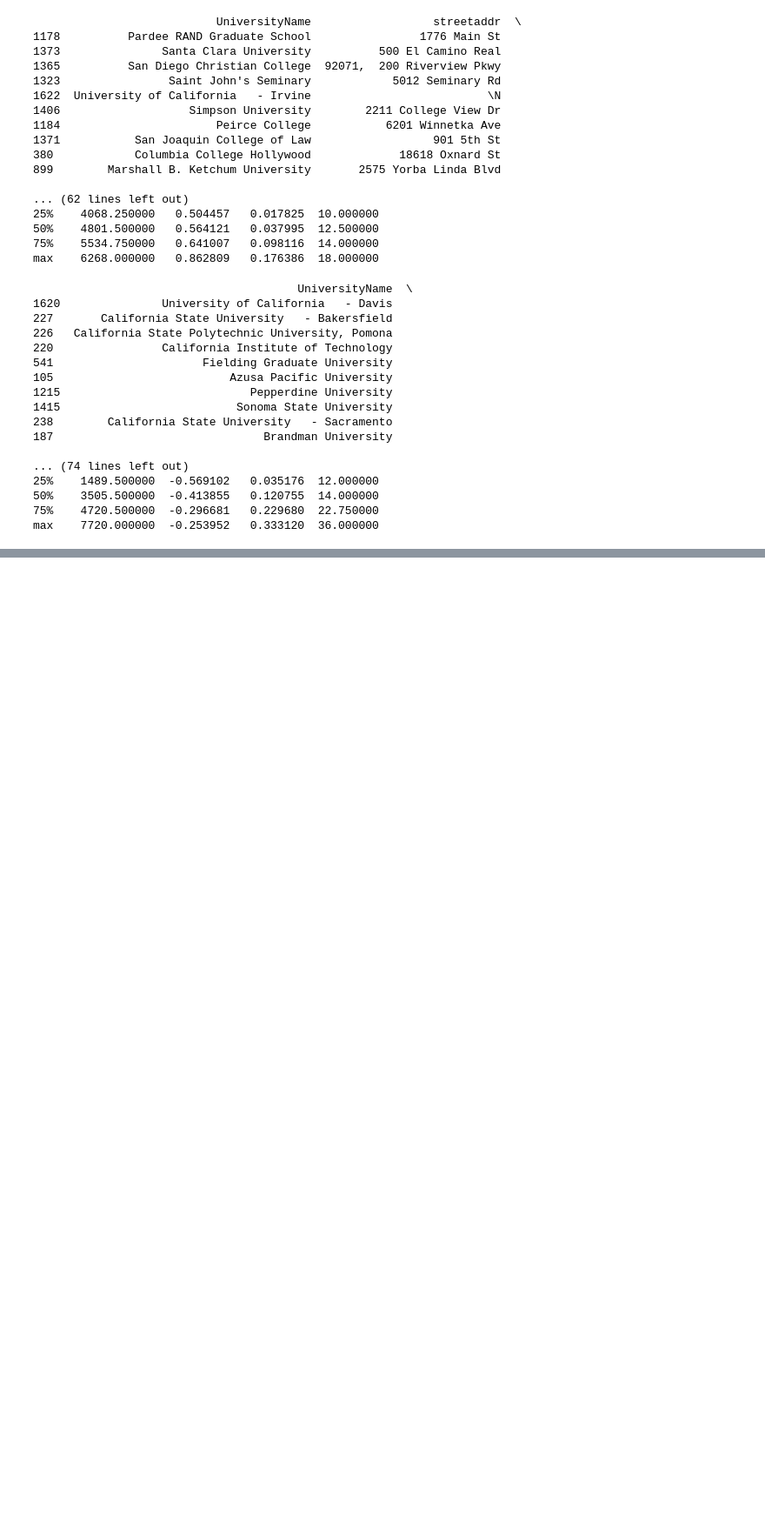
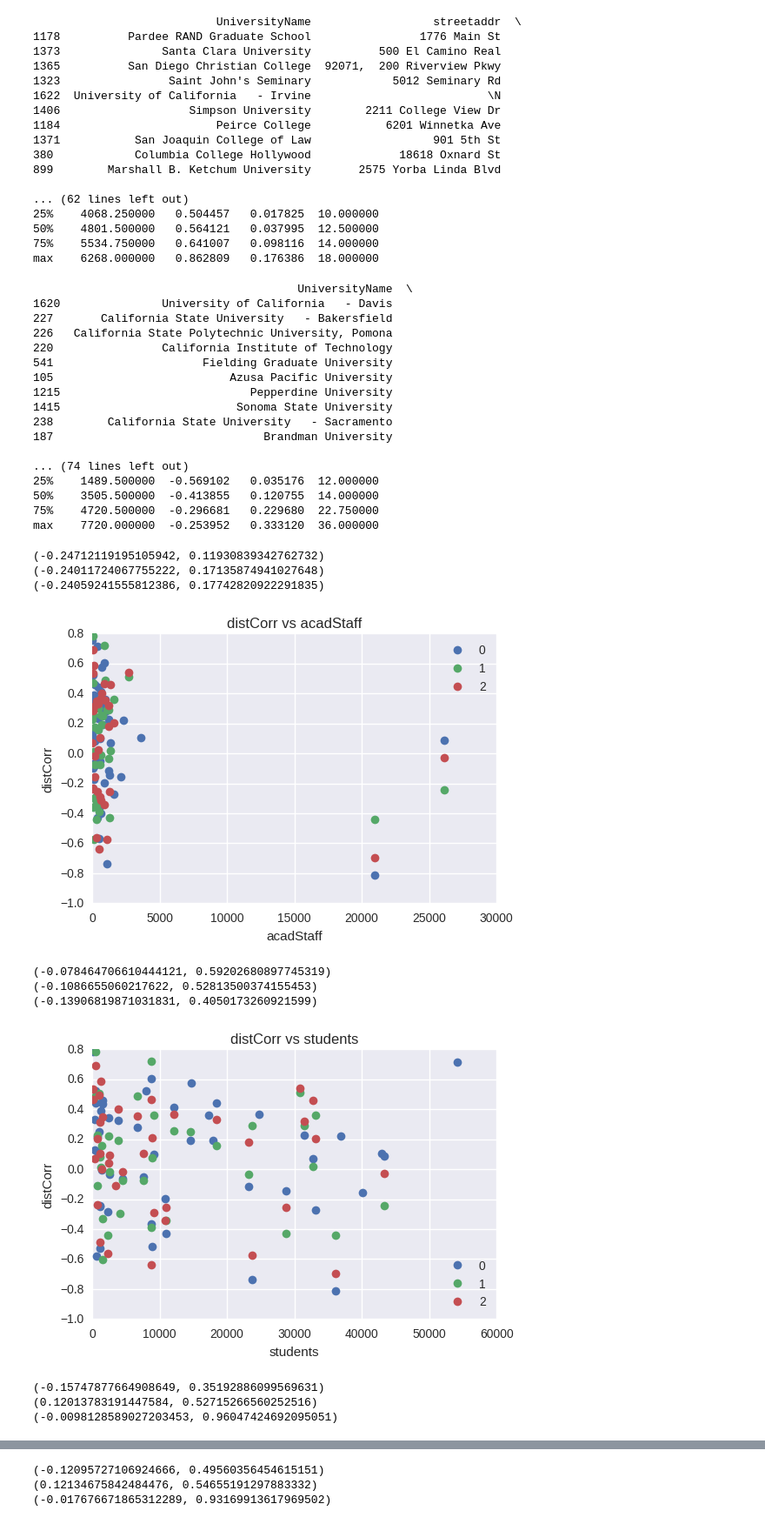
Before and after one commit to wuyifat/home_price, a Jupyter notebook: distCorr.ipynb, the cells around one changed output, grey strips where cells are left out. Shown at 87% size. Drawn from its saved outputs; the diff is of its cells as text; code cells hidden in the pictures; blank space fills up the shorter version.

```diff
--- a/distCorr.ipynb
+++ b/distCorr.ipynb
@@ -483,3 +483,29 @@ print univ_3bath_bottom10corr.describe()
 50%    3505.500000  -0.413855   0.120755  14.000000
 75%    4720.500000  -0.296681   0.229680  22.750000
 max    7720.000000  -0.253952   0.333120  36.000000
+# %%
+features = ['acadStaff', 'students', 'underGrad', 'postGrad']
+for fea in features:
+    for i, df in enumerate([univ_3bed_df, univ_4bed_df, univ_3bath_df]):
+        df = df[[fea, 'corr']]
+        df.dropna(inplace=True)
+        print pearsonr(df[fea], df['corr'])
+        plt.plot(df[fea], df['corr'], linestyle='none', marker='o', label=i)
+
+    plt.xlabel(fea)
+    plt.ylabel('distCorr')
+    plt.title('distCorr vs ' + fea)
+    plt.legend(loc='best')
+    plt.show()
+# %% [output]
+(-0.24712119195105942, 0.11930839342762732)
+(-0.24011724067755222, 0.17135874941027648)
+(-0.24059241555812386, 0.17742820922291835)
+[figure, added]
+(-0.078464706610444121, 0.59202680897745319)
+(-0.1086655060217622, 0.52813500374155453)
+(-0.13906819871031831, 0.4050173260921599)
+[figure, added]
+(-0.15747877664908649, 0.35192886099569631)
+(0.12013783191447584, 0.52715266560252516)
+(-0.0098128589027203453, 0.96047424692095051)
@@ -485,0 +513,3 @@ max    7720.000000  -0.253952   0.333120  36.000000
+(-0.12095727106924666, 0.49560356454615151)
+(0.12134675842484476, 0.54655191297883332)
+(-0.017676671865312289, 0.93169913617969502)
```
Also changed, not shown: parts of 1 cell of this notebook.
